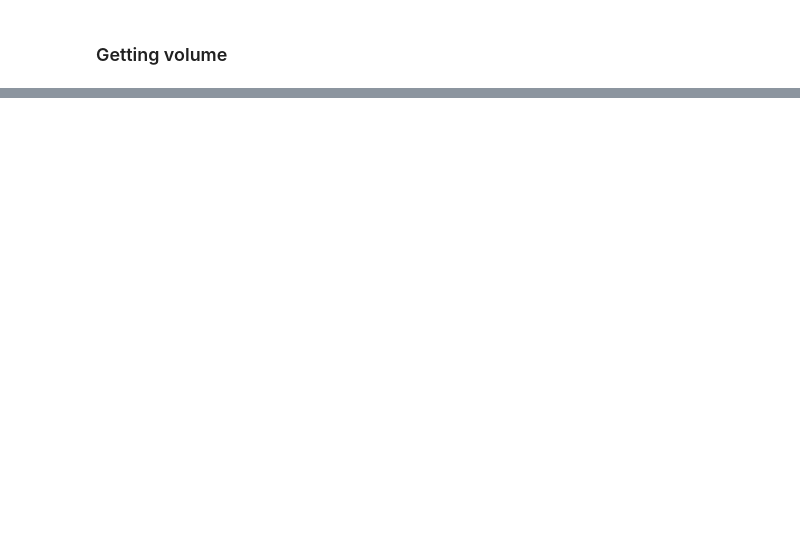
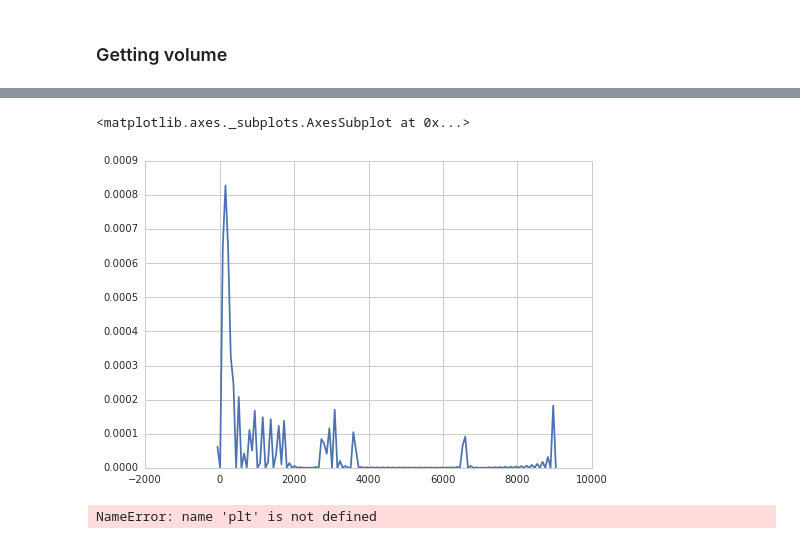
Before and after one commit to erikseulean/cryptoscraping, a Jupyter notebook: Tutorial 1.ipynb, the cells around one changed output, grey strips where cells are left out. Drawn from its saved outputs; the diff is of its cells as text; code cells hidden in the pictures; blank space fills up the shorter version.

```diff
--- a/Tutorial 1.ipynb
+++ b/Tutorial 1.ipynb
@@ -216,0 +258,28 @@ volume.share("BTC", start_date)
+# %%
+
+
+sns.set_style('whitegrid')
+sns.kdeplot(np.array(data), bw=20)
+# %% [output]
+<matplotlib.axes._subplots.AxesSubplot at 0x...>
+[figure, added]
+# %%
+fig = plt.figure(figsize=(20,5))
+
+x = reject_outliers([age for age, ret in returns])
+y = reject_outliers([ret for age, ret in returns])
+colors = np.random.rand(len(returns))
+area = 5 # np.pi * (15 * np.random.rand(N))**2  # 0 to 15 point radii
+
+plt.figure(1)
+ax = plt.subplot(121)
+plt.hist(x, bins = 50)
+plt.title("Distribution of age", fontname='Monospace', fontdict={'fontsize':14}, y=1.03)
+plt.subplot(122)
+plt.hist(y, bins = 4000)
+plt.xlim((0, 80))
+#plt.ylim((0, 20))
+plt.title("Distribution of returns ( 1 = 100% )", fontname='Monospace', fontdict={'fontsize':14}, y=1.03)
+plt.show()
+# %% [output]
+NameError: name 'plt' is not defined
```
Also changed, not shown: parts of 12 cells of this notebook, 1 other file.
